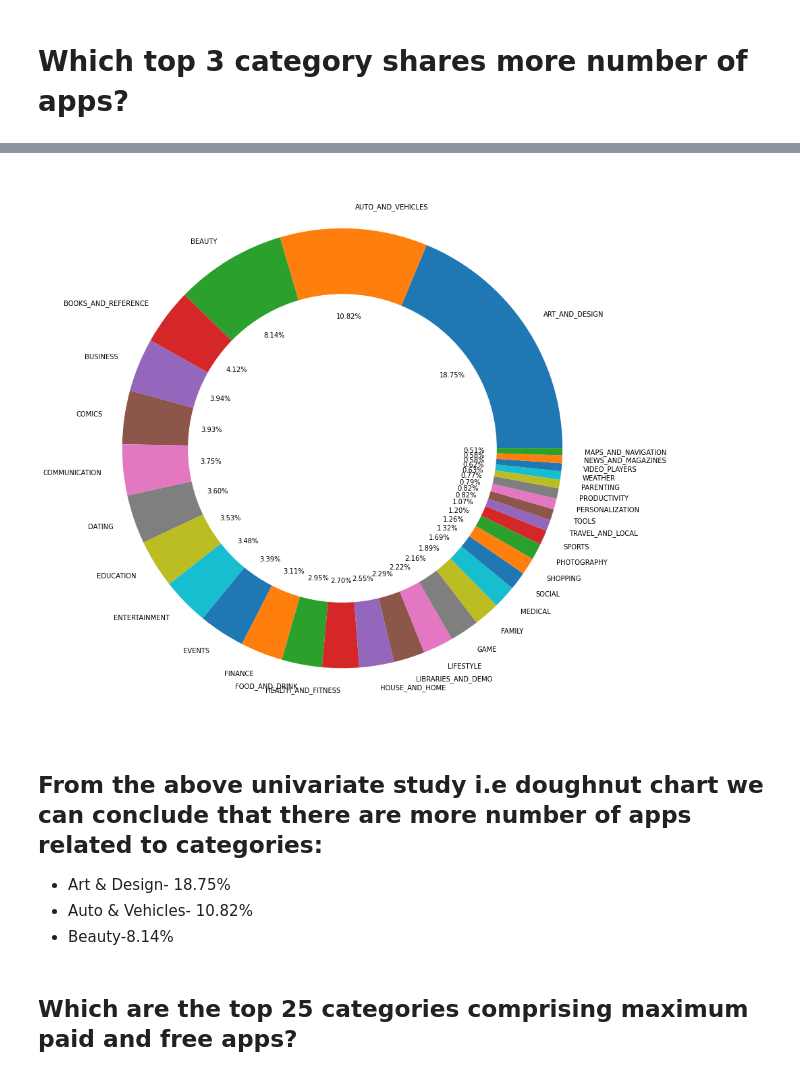
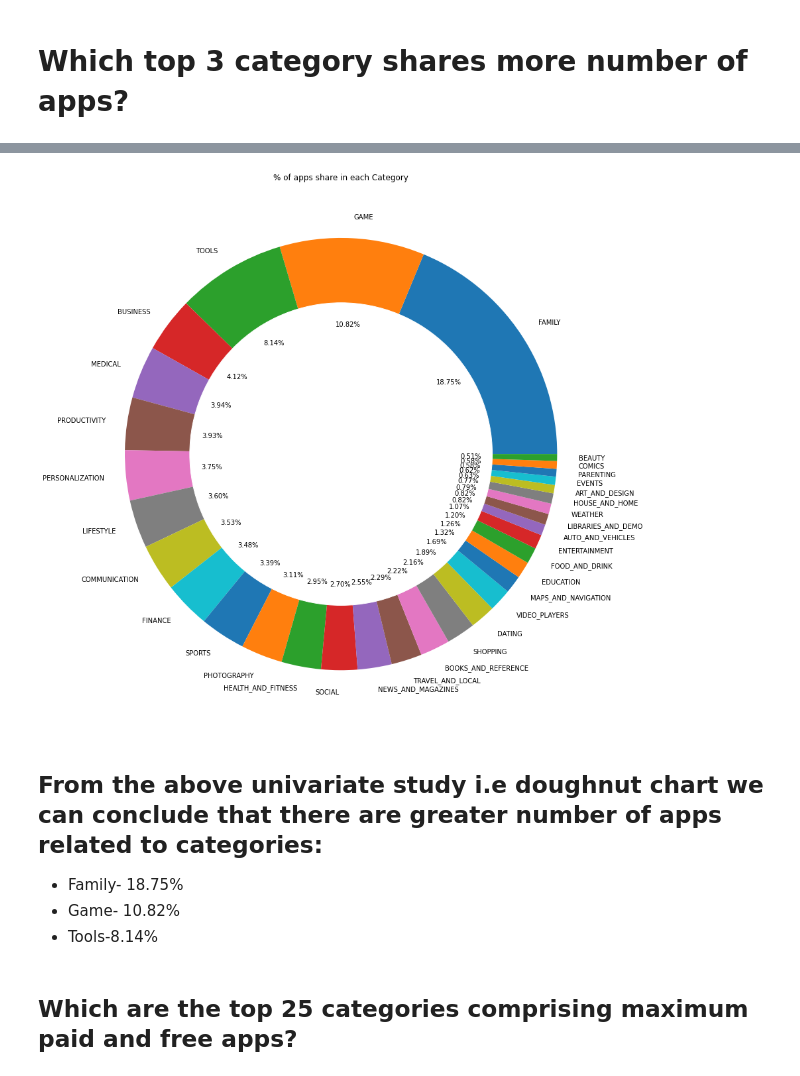
Before and after one commit to Akn-ag/Play-store-app-review-analysis, a Jupyter notebook: Play_Store_App_Review_Analysis_Capstone_Project.ipynb, the cells around one changed output, grey strips where cells are left out. Drawn from its saved outputs; the diff is of its cells as text; code cells hidden in the pictures.

```diff
--- a/Play_Store_App_Review_Analysis_Capstone_Project.ipynb
+++ b/Play_Store_App_Review_Analysis_Capstone_Project.ipynb
@@ -364,23 +385,23 @@ df1.Category.nunique()
 # %%
 # Showing Unique categories and their % ratio among all present categories
 
 plt.figure(figsize=(20,15))
 
-plt.pie(df1.Category.value_counts(),labels=df1.Category.unique(), autopct='%1.2f%%')
+plt.pie(df1.Category.value_counts(), labels=df1.Category.value_counts().index , autopct='%1.2f%%')
 
 my_circle=plt.Circle( (0,0), 0.7, color='white')
 p=plt.gcf()
 p.gca().add_artist(my_circle)
-
+plt.title('% of apps share in each Category')
 plt.show()
 # %% [output]
-[figure, old version]
+[figure, new version]
 # %% [markdown]
-## From the above univariate study i.e doughnut chart we can conclude that there are more number of apps related to categories:
+## From the above univariate study i.e doughnut chart we can conclude that there are greater number of apps related to categories:
 
-*   Art & Design- 18.75%
-*   Auto & Vehicles- 10.82%
-* Beauty-8.14%
+*   Family- 18.75%
+*   Game- 10.82%
+* Tools-8.14%
 # %% [markdown]
 ## Which are the top 25 categories comprising maximum paid and free apps?
 # %%
```
Also changed, not shown: parts of 30 cells of this notebook.
